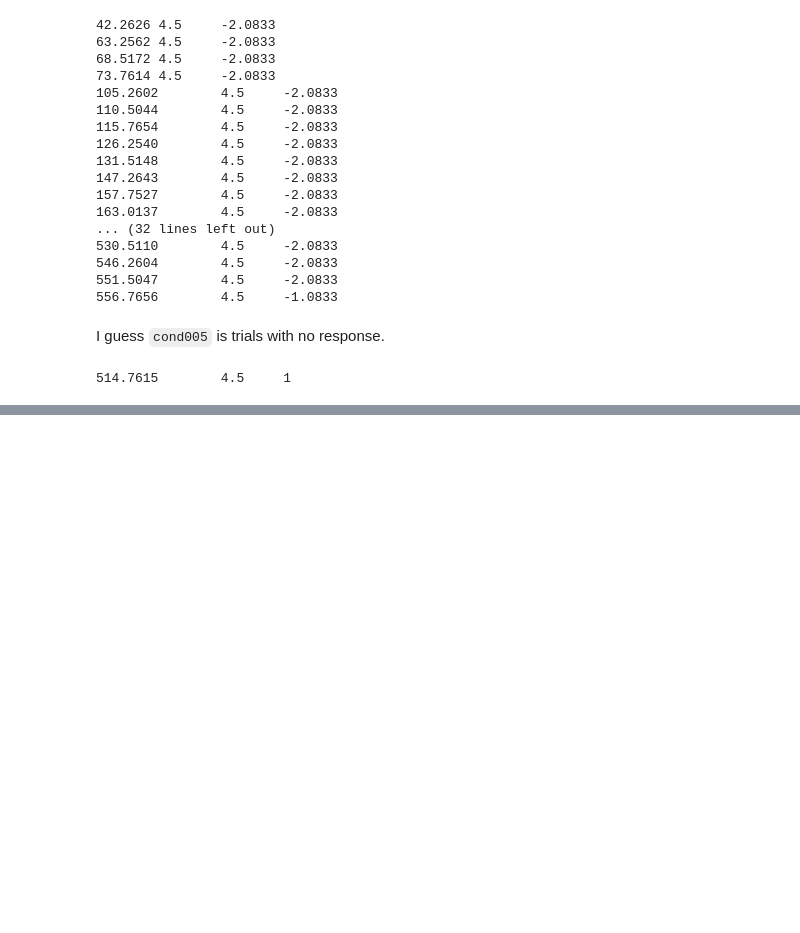
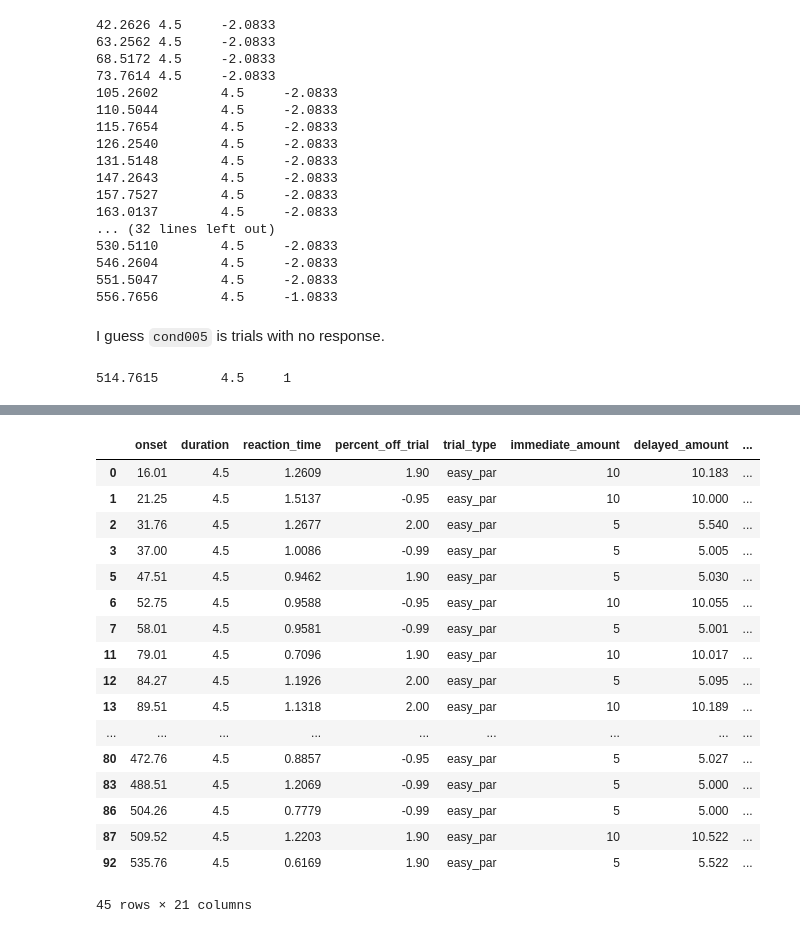
Before and after one commit to matthew-brett/msc_imaging, a Jupyter notebook: on_td.ipynb, the cells around one changed output, grey strips where cells are left out. Drawn from its saved outputs; the diff is of its cells as text; code cells hidden in the pictures; blank space fills up the shorter version.

```diff
--- a/on_td.ipynb
+++ b/on_td.ipynb
@@ -129,3 +129,6 @@ I guess `cond005` is trials with no response.
 cat old_onsets/sub002/model/model001/onsets/task004_run001/cond005.txt
 # %% [output]
 514.7615        4.5     1
+# %%
+vals = pd.to_numeric(df['easy_par_orig'], 'coerce')
+vals
@@ -131,0 +161,21 @@ cat old_onsets/sub002/model/model001/onsets/task004_run001/cond005.txt
+# %%
+df[vals < 0]
+# %% [output]
+|  | onset | duration | reaction_time | percent_off_trial | trial_type | immediate_amount | delayed_amount | ... |
+| 0 | 16.01 | 4.5 | 1.2609 | 1.90 | easy_par | 10 | 10.183 | ... |
+| 1 | 21.25 | 4.5 | 1.5137 | -0.95 | easy_par | 10 | 10.000 | ... |
+| 2 | 31.76 | 4.5 | 1.2677 | 2.00 | easy_par | 5 | 5.540 | ... |
+| 3 | 37.00 | 4.5 | 1.0086 | -0.99 | easy_par | 5 | 5.005 | ... |
+| 5 | 47.51 | 4.5 | 0.9462 | 1.90 | easy_par | 5 | 5.030 | ... |
+| 6 | 52.75 | 4.5 | 0.9588 | -0.95 | easy_par | 10 | 10.055 | ... |
+| 7 | 58.01 | 4.5 | 0.9581 | -0.99 | easy_par | 5 | 5.001 | ... |
+| 11 | 79.01 | 4.5 | 0.7096 | 1.90 | easy_par | 10 | 10.017 | ... |
+| 12 | 84.27 | 4.5 | 1.1926 | 2.00 | easy_par | 5 | 5.095 | ... |
+| 13 | 89.51 | 4.5 | 1.1318 | 2.00 | easy_par | 10 | 10.189 | ... |
+| ... | ... | ... | ... | ... | ... | ... | ... | ... |
+| 80 | 472.76 | 4.5 | 0.8857 | -0.95 | easy_par | 5 | 5.027 | ... |
+| 83 | 488.51 | 4.5 | 1.2069 | -0.99 | easy_par | 5 | 5.000 | ... |
+| 86 | 504.26 | 4.5 | 0.7779 | -0.99 | easy_par | 5 | 5.000 | ... |
+| 87 | 509.52 | 4.5 | 1.2203 | 1.90 | easy_par | 10 | 10.522 | ... |
+| 92 | 535.76 | 4.5 | 0.6169 | 1.90 | easy_par | 5 | 5.522 | ... |
+45 rows × 21 columns
```
Also changed, not shown: parts of 2 cells of this notebook, 3 other files.
